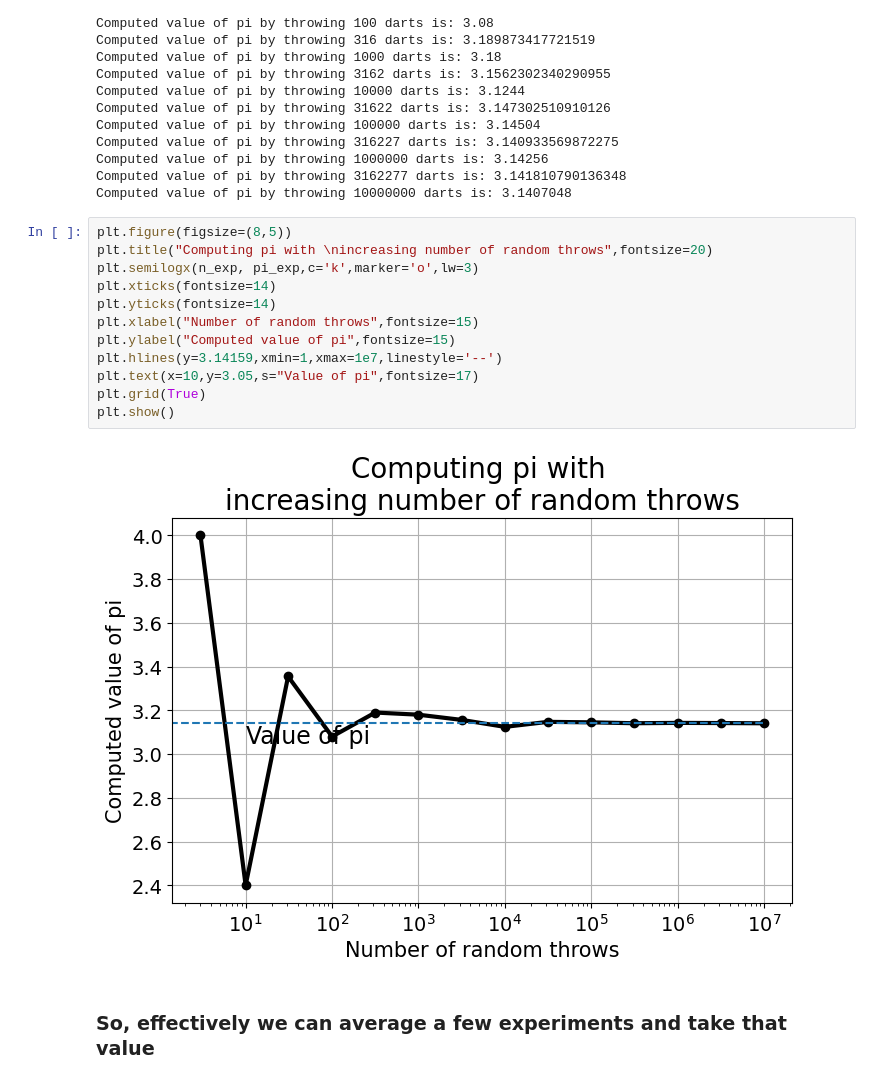
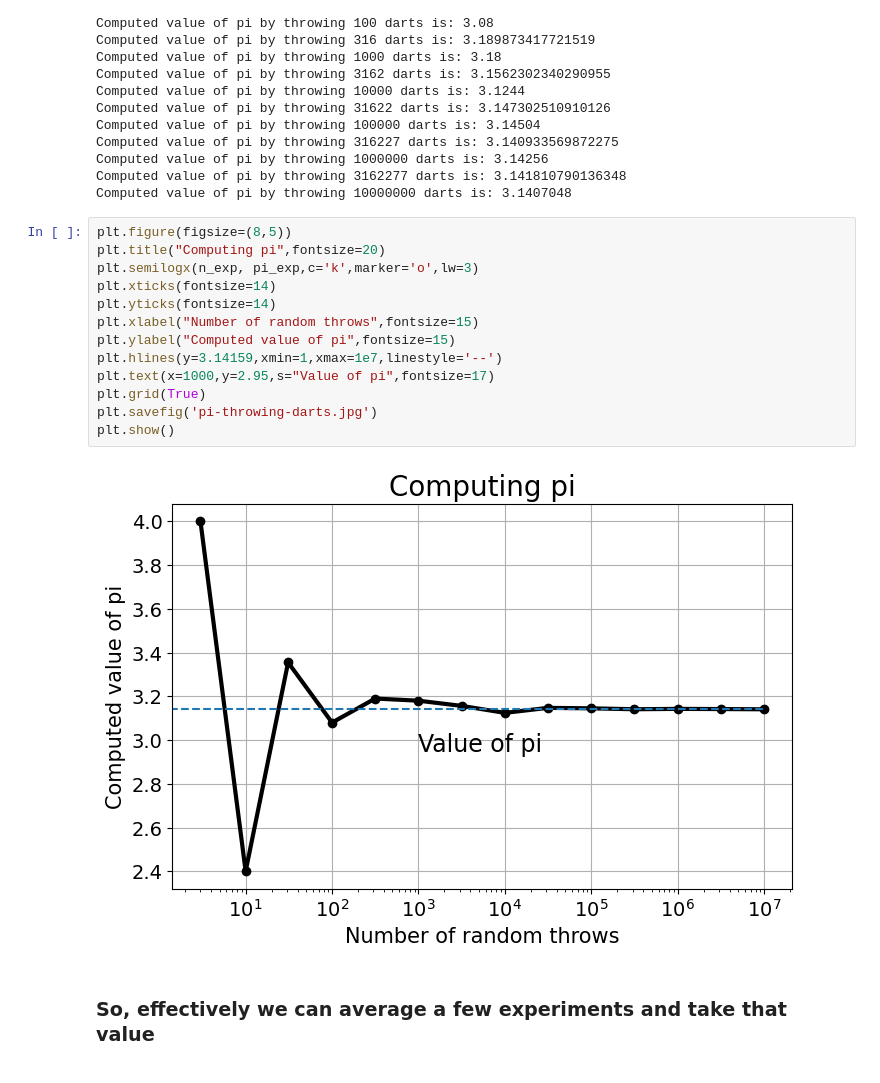
Before and after one commit to aureliobarbosa/site_aureliobarbosa_codes, a Jupyter notebook: computing_pi_throwing_dart.ipynb, the cells around one changed output. Cells and saved outputs as stored; diff of their text form.

Commit message:
Change figure and run

```diff
--- a/computing_pi_throwing_dart.ipynb
+++ b/computing_pi_throwing_dart.ipynb
@@ -178,18 +178,19 @@ Computed value of pi by throwing 3162277 darts is: 3.141810790136348
 Computed value of pi by throwing 10000000 darts is: 3.1407048
 # %%
 plt.figure(figsize=(8,5))
-plt.title("Computing pi with \nincreasing number of random throws",fontsize=20)
+plt.title("Computing pi",fontsize=20)
 plt.semilogx(n_exp, pi_exp,c='k',marker='o',lw=3)
 plt.xticks(fontsize=14)
 plt.yticks(fontsize=14)
 plt.xlabel("Number of random throws",fontsize=15)
 plt.ylabel("Computed value of pi",fontsize=15)
 plt.hlines(y=3.14159,xmin=1,xmax=1e7,linestyle='--')
-plt.text(x=10,y=3.05,s="Value of pi",fontsize=17)
+plt.text(x=1000,y=2.95,s="Value of pi",fontsize=17)
 plt.grid(True)
+plt.savefig('pi-throwing-darts.jpg')
 plt.show()
 # %% [output]
-[figure, old version]
+[figure, new version]
 # %% [markdown]
 ### So, effectively we can average a few experiments and take that value
 # %%
```
Also changed, not shown: 1 other file.
